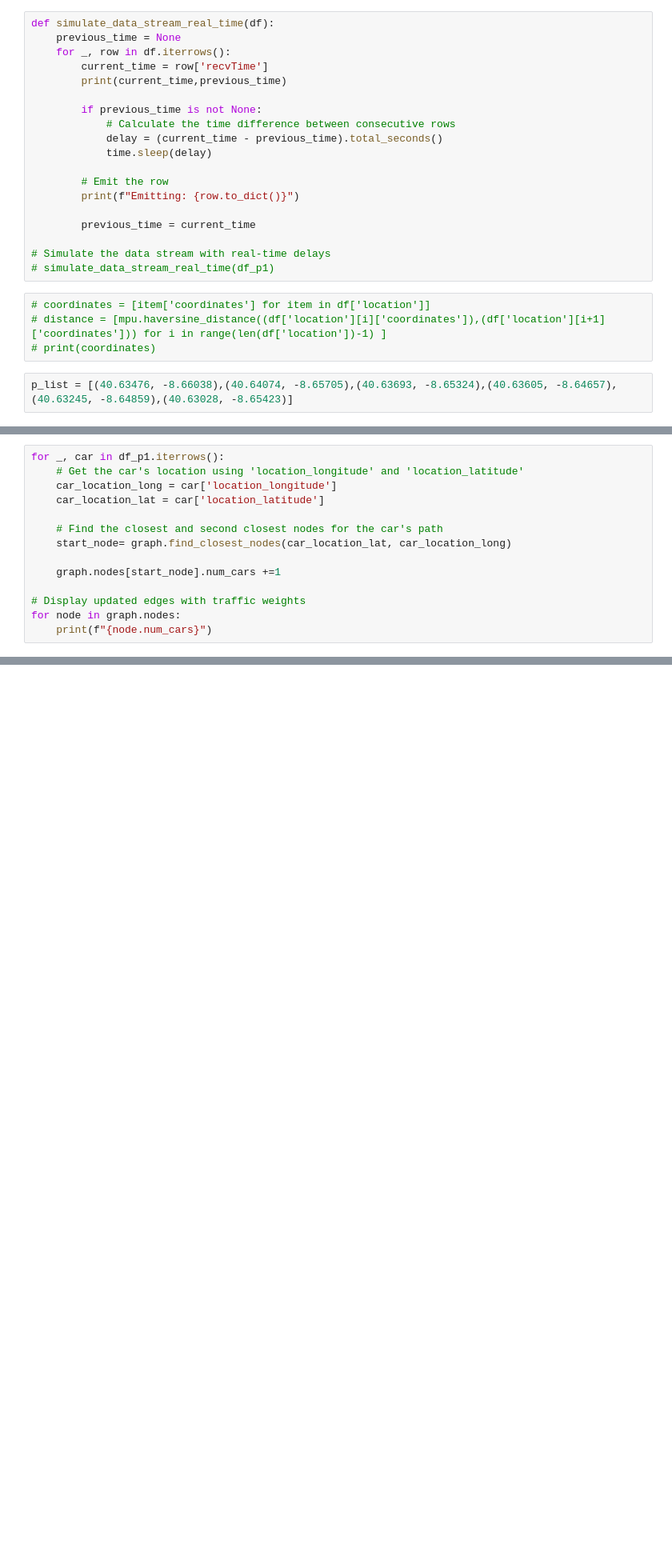
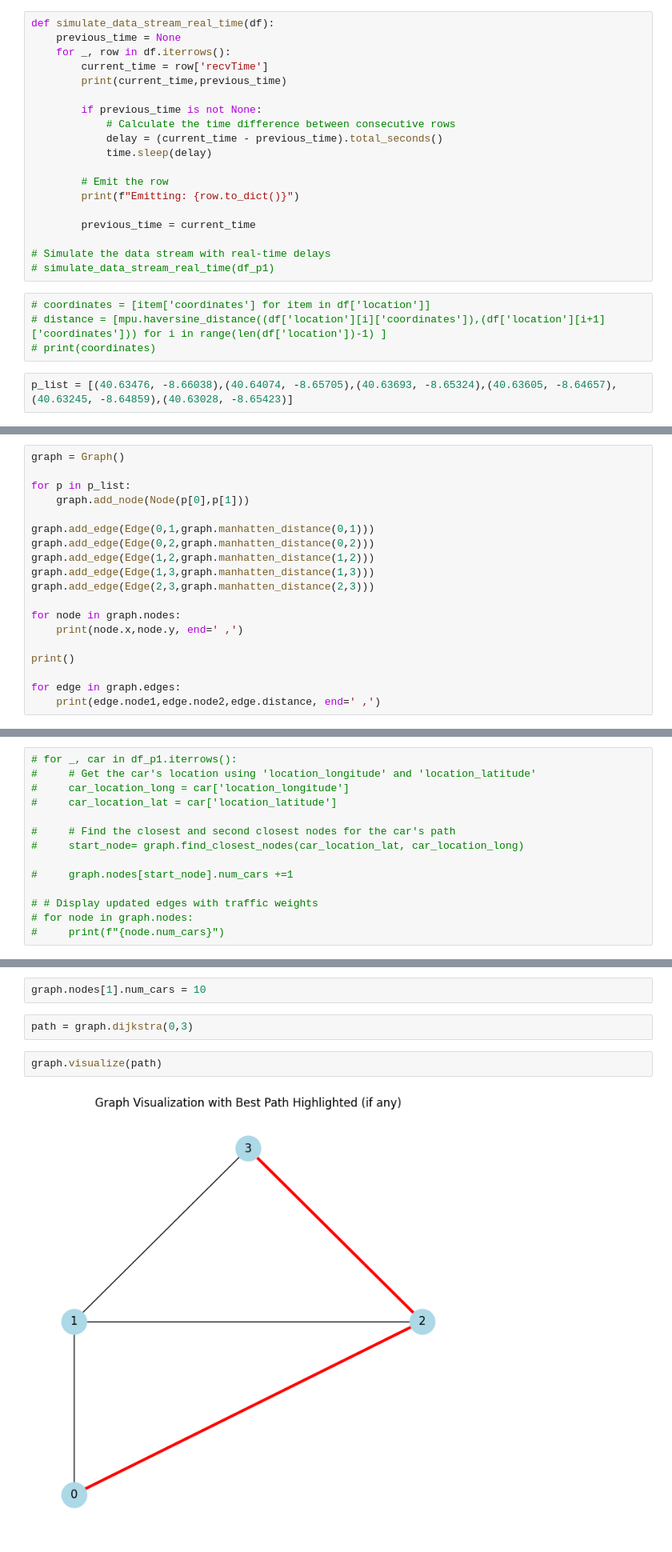
Before and after one commit to TheNoobGoda/hackathon-aveiro, a Jupyter notebook: main.ipynb, the cells around one changed output, grey strips where cells are left out. Shown at 80% size. Cells and saved outputs as stored; diff of their text form; blank space fills up the shorter version.

Commit message:
added path visuallization

```diff
--- a/main.ipynb
+++ b/main.ipynb
@@ -103,0 +98,19 @@ for i in range(len(p_list)):
+# %%
+graph = Graph()
+
+for p in p_list:
+    graph.add_node(Node(p[0],p[1]))
+
+graph.add_edge(Edge(0,1,graph.manhatten_distance(0,1)))
+graph.add_edge(Edge(0,2,graph.manhatten_distance(0,2)))
+graph.add_edge(Edge(1,2,graph.manhatten_distance(1,2)))
+graph.add_edge(Edge(1,3,graph.manhatten_distance(1,3)))
+graph.add_edge(Edge(2,3,graph.manhatten_distance(2,3)))
+
+for node in graph.nodes:
+    print(node.x,node.y, end=' ,')
+
+print()
+
+for edge in graph.edges:
+    print(edge.node1,edge.node2,edge.distance, end=' ,')
@@ -104,14 +120,14 @@ for i in range(len(p_list)):
 # %%
-for _, car in df_p1.iterrows():
-    # Get the car's location using 'location_longitude' and 'location_latitude'
-    car_location_long = car['location_longitude']
-    car_location_lat = car['location_latitude']
+# for _, car in df_p1.iterrows():
+#     # Get the car's location using 'location_longitude' and 'location_latitude'
+#     car_location_long = car['location_longitude']
+#     car_location_lat = car['location_latitude']
 
-    # Find the closest and second closest nodes for the car's path
-    start_node= graph.find_closest_nodes(car_location_lat, car_location_long)
+#     # Find the closest and second closest nodes for the car's path
+#     start_node= graph.find_closest_nodes(car_location_lat, car_location_long)
 
-    graph.nodes[start_node].num_cars +=1
+#     graph.nodes[start_node].num_cars +=1
 
-# Display updated edges with traffic weights
-for node in graph.nodes:
-    print(f"{node.num_cars}")
+# # Display updated edges with traffic weights
+# for node in graph.nodes:
+#     print(f"{node.num_cars}")
@@ -128,0 +134,8 @@ graph.dijkstra(0,1)
+# %%
+graph.nodes[1].num_cars = 10
+# %%
+path = graph.dijkstra(0,3)
+# %%
+graph.visualize(path)
+# %% [output]
+[figure, added]
```
Also changed, not shown: parts of 6 cells of this notebook, 1 other file.
